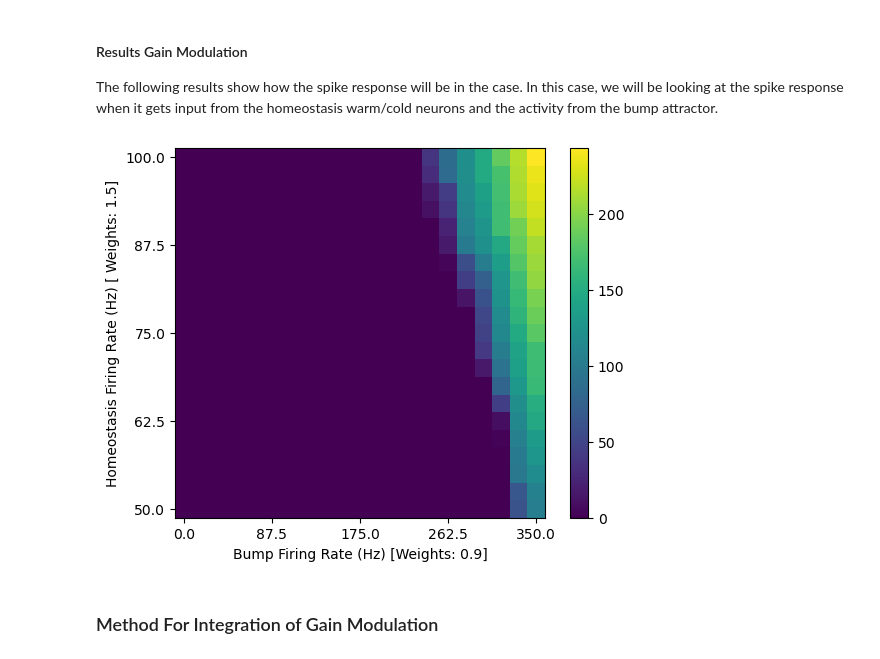
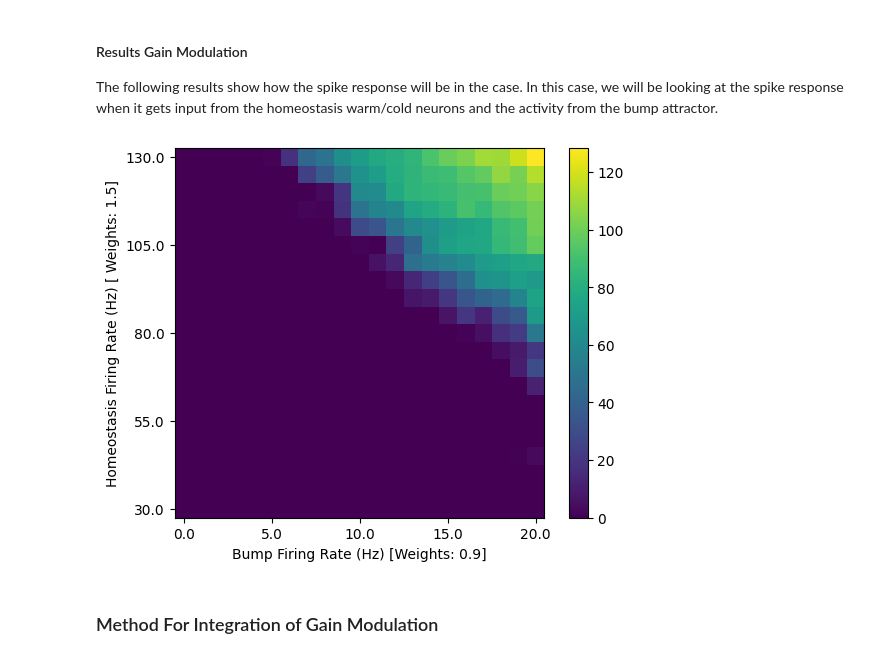
Before and after one commit to aung9htet/counting_snn, a Jupyter notebook: subitization_notebook.ipynb, the cells around one changed output. Cells and saved outputs as stored; diff of their text form; code cells hidden in the pictures.

```diff
--- a/subitization_notebook.ipynb
+++ b/subitization_notebook.ipynb
@@ -384,7 +398,7 @@ def test_capacitance_generator(capacitance, rate):
     return len(spike_recorder.get("events")["times"])/10, multimeter.get()
 # %%
 plt.figure()
-capacitance_range = range(1,10,1)
+capacitance_range = np.linspace(0.3, 1, 11)
 rate_range = range(0, 200, 10)
 record_fr = np.empty(0)
 for c in capacitance_range:
@@ -414,7 +428,7 @@ def test_tau_generator(tau_m, rate):
             # "I_e": current * (10 ** 6),   # pA input current (commented)
             "I_e": 0,                       # pA input current
             "tau_m": tau_m,                    # ms membrane time constant
-            "C_m": 2 * 10**6,     # pF membrane capacitance (calculated for R = 1)
+            "C_m": 0.8 * 10**6,     # pF membrane capacitance (calculated for R = 1)
             "t_ref": 0                      # ms refractory period
         }
 
@@ -446,7 +460,7 @@ def test_tau_generator(tau_m, rate):
     return len(spike_recorder.get("events")["times"])/10, multimeter.get()
 # %%
 plt.figure()
-tau_range = np.linspace(1, 2, 11)
+tau_range = np.linspace(1, 5, 11)
 rate_range = range(0, 200, 10)
 record_fr = np.empty(0)
 for tau in tau_range:
@@ -500,8 +514,8 @@ def test_gain_mod(rate1, rate2, weight1, weight2):
         "tau_syn_ex": 1000,             # ms rise time of the excitatory synaptic alpha function (i.e. to see the current for each spike decays)
         # "I_e": current * (10 ** 6),   # pA input current (commented)
         "I_e": 0,                       # pA input current
-        "tau_m": 1.6,                   # ms membrane time constant
-        "C_m": 2 * 10**6,               # pF membrane capacitance (calculated for R = 1)
+        "tau_m": 4.2,                   # ms membrane time constant
+        "C_m": 0.8 * 10**6,               # pF membrane capacitance (calculated for R = 1)
         "t_ref": 0                      # ms refractory period
     }
 
@@ -584,23 +598,23 @@ plt.show()
 The following results show how the spike response will be in the case. In this case, we will be looking at the spike response when it gets input from the homeostasis warm/cold neurons and the activity from the bump attractor.
 # %%
 no_of_test = 21
-bump_range = np.linspace(0, 350, no_of_test)
-homeostasis_range = np.linspace(100, 50, no_of_test)
+bump_range = np.linspace(0, 20, no_of_test)
+homeostasis_range = np.linspace(130, 30, no_of_test)
 record_fr = np.empty((no_of_test, no_of_test))
 for r1_i in range(no_of_test):
     for r2_i in range(no_of_test):
-        fr, _ = test_gain_mod(homeostasis_range[r1_i], bump_range[r2_i], 1.5, 0.9)
+        fr, _ = test_gain_mod(homeostasis_range[r1_i], bump_range[r2_i], 0.4, 1.5)
         record_fr[r1_i][r2_i] = fr
 plt.figure()
 plt.imshow(record_fr)
 plt.xlabel("Bump Firing Rate (Hz) [Weights: 0.9]")
 plt.ylabel("Homeostasis Firing Rate (Hz) [ Weights: 1.5]")
-plt.xticks(ticks=np.linspace(0, no_of_test - 1,5), labels=np.linspace(0, 350, 5))
-plt.yticks(ticks=np.linspace(0, no_of_test - 1,5), labels=np.linspace(100, 50, 5))
+plt.xticks(ticks=np.linspace(0, no_of_test - 1,5), labels=np.linspace(0, 20, 5))
+plt.yticks(ticks=np.linspace(0, no_of_test - 1,5), labels=np.linspace(130, 30, 5))
 plt.colorbar()
 plt.show()
 # %% [output]
-[figure, old version]
+[figure, new version]
 # %% [markdown]
 ### Method For Integration of Gain Modulation
 # %%
```
Also changed, not shown: parts of 7 cells of this notebook, 6 other files.
